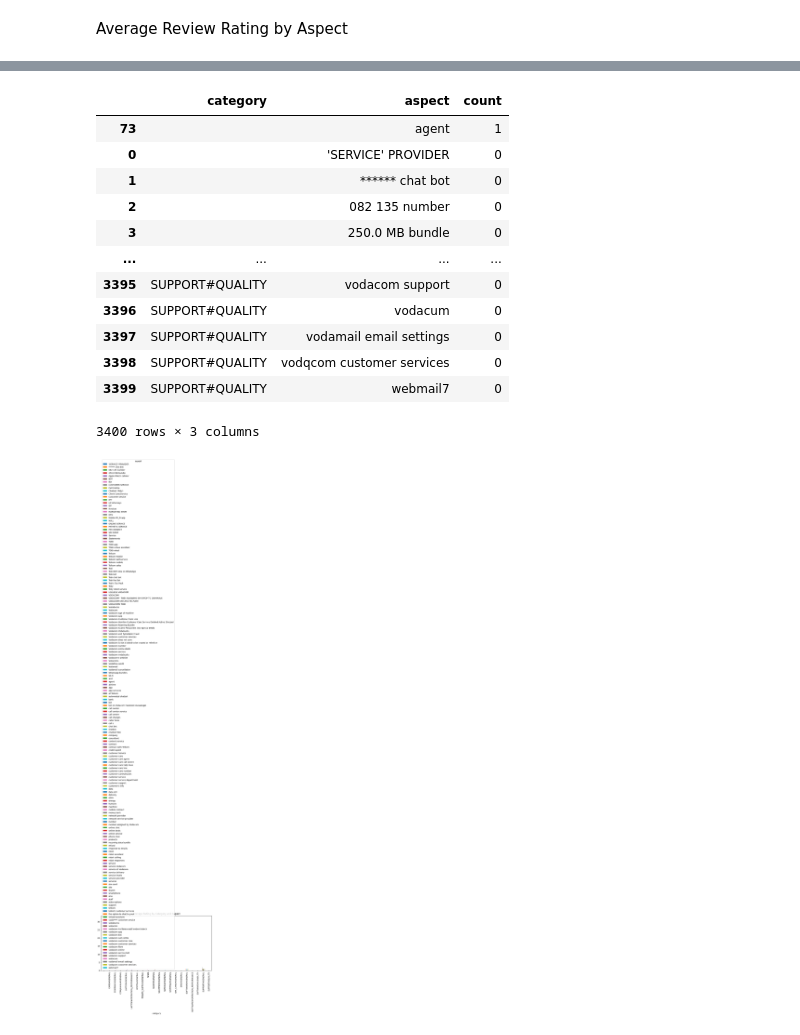
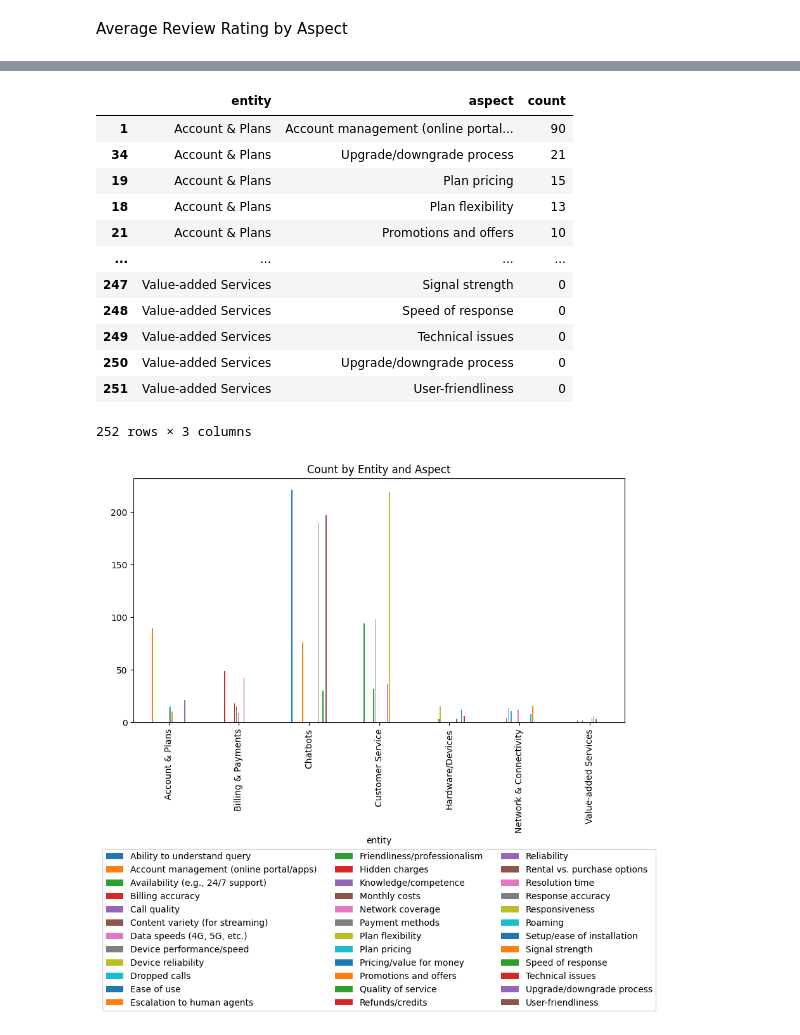
Before and after one commit to JohnnyFoulds/dsm050-2023-apr, a Jupyter notebook: notebooks/03_coursework/03-04_time_series.ipynb, the cells around one changed output, grey strips where cells are left out. Cells and saved outputs as stored; diff of their text form; code cells hidden in the pictures.

```diff
--- a/notebooks/03_coursework/03-04_time_series.ipynb
+++ b/notebooks/03_coursework/03-04_time_series.ipynb
@@ -119,7 +119,7 @@ memory usage: 31.9+ KB
 ### Hellopeter Aspect Based Sentiment Analysis data
 # %%
 # load the hellopeter aspect based sentiment analysis data
-df_hellopeter_absa = pd.read_parquet('../../data/interim/01-07_quadruples.parquet')
+df_hellopeter_absa = pd.read_parquet('../../data/interim/01-09_absa.parquet')
 
 print(df_hellopeter_absa.shape)
 display(df_hellopeter_absa.head())
@@ -136,10 +136,9 @@ def set_hellopeter_absa_categorical(dataframe: pd.DataFrame) -> pd.DataFrame:
     """Set the datatype for all categorical columns"""
     df_result = dataframe.copy()
 
+    set_category(df_result, 'entity')
     set_category(df_result, 'aspect')
     set_category(df_result, 'polarity')
-    set_category(df_result, 'opinion')
-    set_category(df_result, 'category')
 
     return df_result
 
@@ -299,36 +330,37 @@ df_hellopeter_merged.aspect.value_counts().to_csv('../../data/interim/03-04_hell
 # %%
 categories = df_hellopeter_merged \
-    .groupby(['category', 'aspect'])['id'] \
+    .groupby(['entity', 'aspect'])['id'] \
     .count() \
     .reset_index() \
     .rename(columns={'id': 'count'}) \
-    .sort_values(['category', 'count'], ascending=[True, False])
+    .sort_values(['entity', 'count'], ascending=[True, False])
 
 display(categories)
-
-# save the categories
-categories.to_csv('../../data/interim/03-04_hellopeter_categories.csv')
 # %% [output]
-|  | category | aspect | count |
-| 73 |  | agent | 1 |
-| 0 |  | 'SERVICE' PROVIDER | 0 |
-| 1 |  | ****** chat bot | 0 |
-| 2 |  | 082 135 number | 0 |
-| 3 |  | 250.0 MB bundle | 0 |
+|  | entity | aspect | count |
+| 1 | Account & Plans | Account management (online portal... | 90 |
+| 34 | Account & Plans | Upgrade/downgrade process | 21 |
+| 19 | Account & Plans | Plan pricing | 15 |
+| 18 | Account & Plans | Plan flexibility | 13 |
+| 21 | Account & Plans | Promotions and offers | 10 |
 | ... | ... | ... | ... |
-| 3395 | SUPPORT#QUALITY | vodacom support | 0 |
-| 3396 | SUPPORT#QUALITY | vodacum | 0 |
-| 3397 | SUPPORT#QUALITY | vodamail email settings | 0 |
-| 3398 | SUPPORT#QUALITY | vodqcom customer services | 0 |
-| 3399 | SUPPORT#QUALITY | webmail7 | 0 |
+| 247 | Value-added Services | Signal strength | 0 |
+| 248 | Value-added Services | Speed of response | 0 |
+| 249 | Value-added Services | Technical issues | 0 |
+| 250 | Value-added Services | Upgrade/downgrade process | 0 |
+| 251 | Value-added Services | User-friendliness | 0 |
-3400 rows × 3 columns
+252 rows × 3 columns
 # %%
 df_hellopeter_merged \
-    .groupby(['category', 'aspect'])['id'] \
+    .groupby(['entity', 'aspect'])['id'] \
     .count() \
     .unstack() \
     .plot(kind='bar', figsize=(10, 5))
-plt.title('Average Rating by Category and Aspect')
+plt.title('Count by Entity and Aspect')
+
+# show the legend at the bottom
+plt.legend(loc='upper center', bbox_to_anchor=(0.5, -0.5), ncol=3)
+
 plt.show()
 # %% [output]
-[figure, old version]
+[figure, new version]
```
Also changed, not shown: parts of 17 cells of this notebook, 2 other files.
